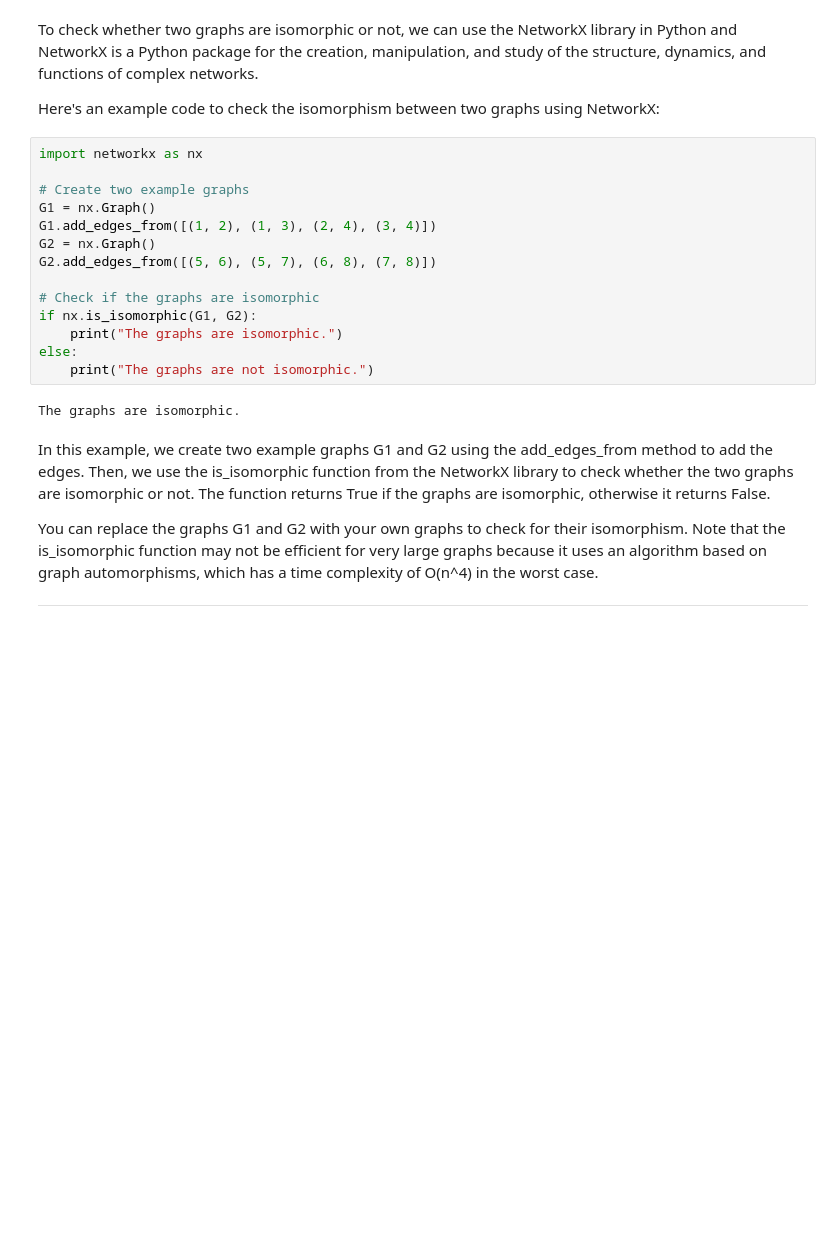
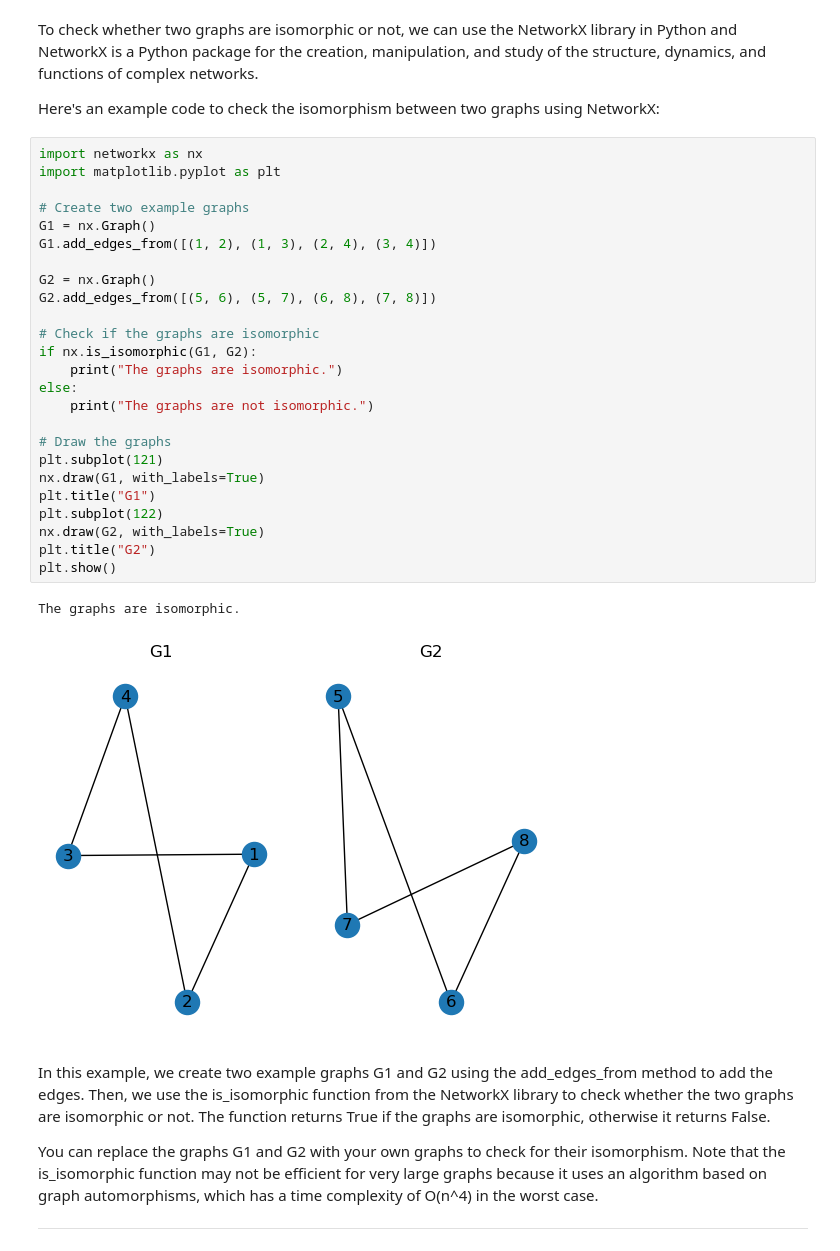
Before and after one commit to hongwei169/Graph-Theory-Project, a Jupyter notebook: graph_isomorphism.ipynb, the cells around one changed output. Cells and saved outputs as stored; diff of their text form; blank space fills up the shorter version.

```diff
--- a/graph_isomorphism.ipynb
+++ b/graph_isomorphism.ipynb
@@ -38,20 +38,32 @@ To check whether two graphs are isomorphic or not, we can use the NetworkX libra
 Here's an example code to check the isomorphism between two graphs using NetworkX:
 # %%
 import networkx as nx
+import matplotlib.pyplot as plt
 
 # Create two example graphs
 G1 = nx.Graph()
 G1.add_edges_from([(1, 2), (1, 3), (2, 4), (3, 4)])
+
 G2 = nx.Graph()
 G2.add_edges_from([(5, 6), (5, 7), (6, 8), (7, 8)])
 
 # Check if the graphs are isomorphic
 if nx.is_isomorphic(G1, G2):
     print("The graphs are isomorphic.")
 else:
     print("The graphs are not isomorphic.")
+
+# Draw the graphs
+plt.subplot(121)
+nx.draw(G1, with_labels=True)
+plt.title("G1")
+plt.subplot(122)
+nx.draw(G2, with_labels=True)
+plt.title("G2")
+plt.show()
 # %% [output]
 The graphs are isomorphic.
+[figure, added]
 # %% [markdown]
 In this example, we create two example graphs G1 and G2 using the add_edges_from method to add the edges. Then, we use the is_isomorphic function from the NetworkX library to check whether the two graphs are isomorphic or not. The function returns True if the graphs are isomorphic, otherwise it returns False.
 
```
Also changed, not shown: parts of 1 cell of this notebook, 1 other file.
